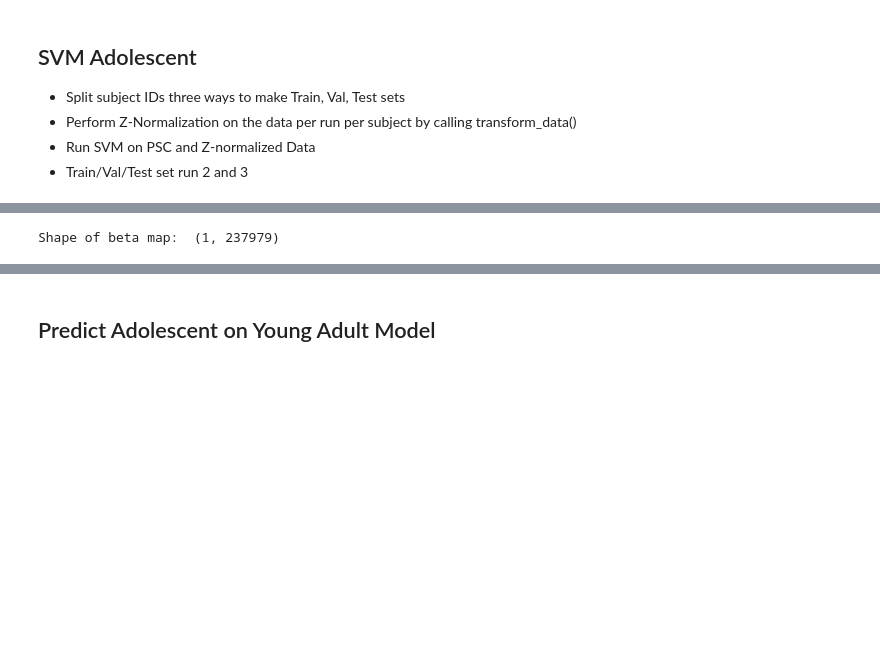
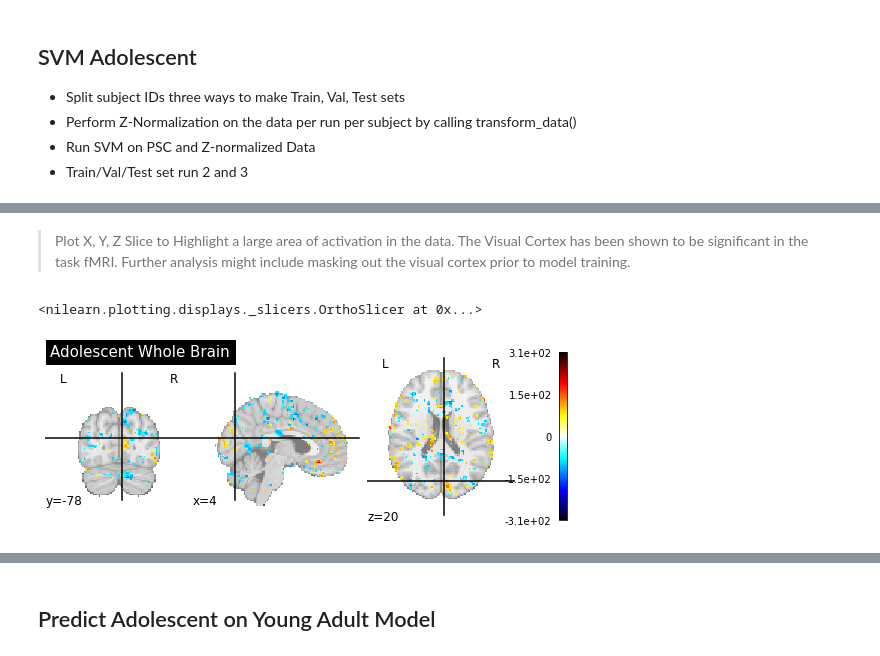
Before and after one commit to staceybeck/teambrainiac, a Jupyter notebook: source/group_svm/Adolescent_Group_SVM.ipynb, the cells around one changed output, grey strips where cells are left out. Drawn from its saved outputs; the diff is of its cells as text; code cells hidden in the pictures; blank space fills up the shorter version.

```diff
--- a/source/group_svm/Adolescent_Group_SVM.ipynb
+++ b/source/group_svm/Adolescent_Group_SVM.ipynb
@@ -380,16 +353,20 @@ plotting.plot_img(bmap3,
+# %% [markdown]
+> Plot X, Y, Z Slice to Highlight a large area of activation in the data. The Visual Cortex has been shown to be significant in the task fMRI. Further analysis might include masking out the visual cortex prior to model training.
 # %%
-# View Slices of the brain
-# get bmaps for visualization
-title = f"Adolescent Group {mask_type}"
-output_file = f"/content/gdrive/MyDrive/{data_type}_{mask_type}_statmap_z_1.png"
-
-bmap3, bmap2_3, alphas1 = create_bmaps(clf, X, indices_mask, affine_image)
-plotting.plot_stat_map(bmap3,
-                       bg_img = t1_image,
+# Plotting all slices in brain
+title = f'Adolescent Whole Brain'
+output_file3 = f"/content/gdrive/MyDrive/ADOL/{data_type}_{mask_type}_xyz.png"
+plotting.plot_stat_map(bmap3, #threshold_percentile_img,
+                       #bg_img = t1_image,
+                       #display_mode='z',
+                       cut_coords=(4, -78, 20),
+                       annotate = True,
+                       title=title,
                        colorbar=True,
-                       cmap='hot',
-                       display_mode='z',
-                       title=f"{title}",
-                       output_file = output_file)
+                       black_bg = False,
+                       cmap = "cold_white_hot",
+                       #output_file=output_file3
+                       )
 # %% [output]
-Shape of beta map:  (1, 237979)
+<nilearn.plotting.displays._slicers.OrthoSlicer at 0x...>
+[figure, added]
```
Also changed, not shown: parts of 34 cells of this notebook.
